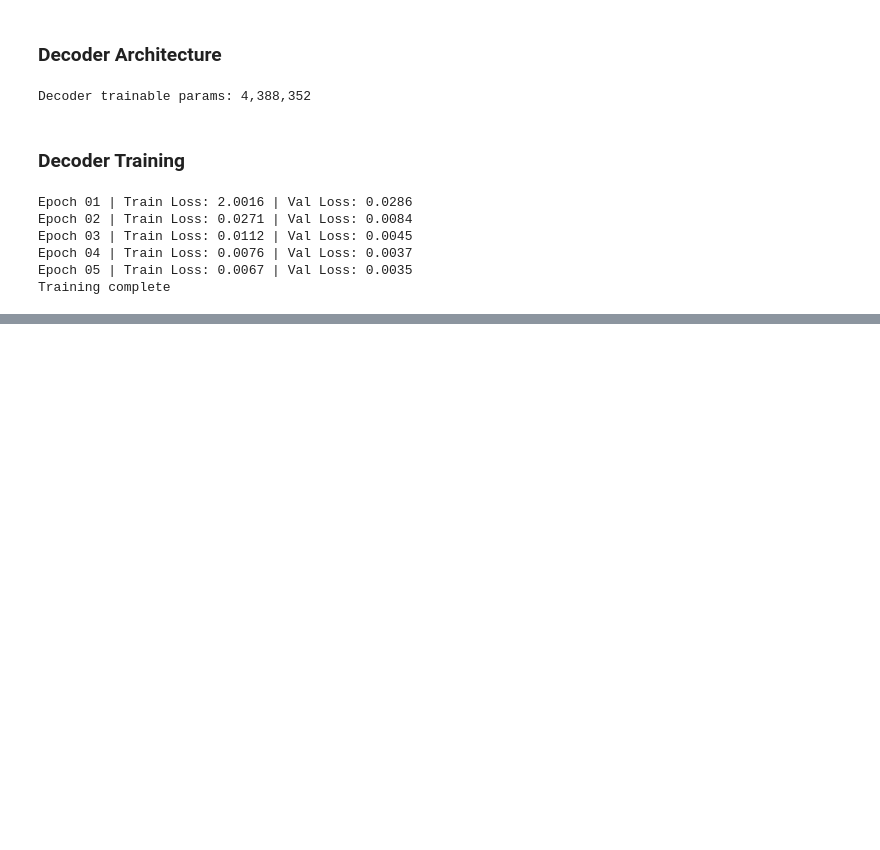
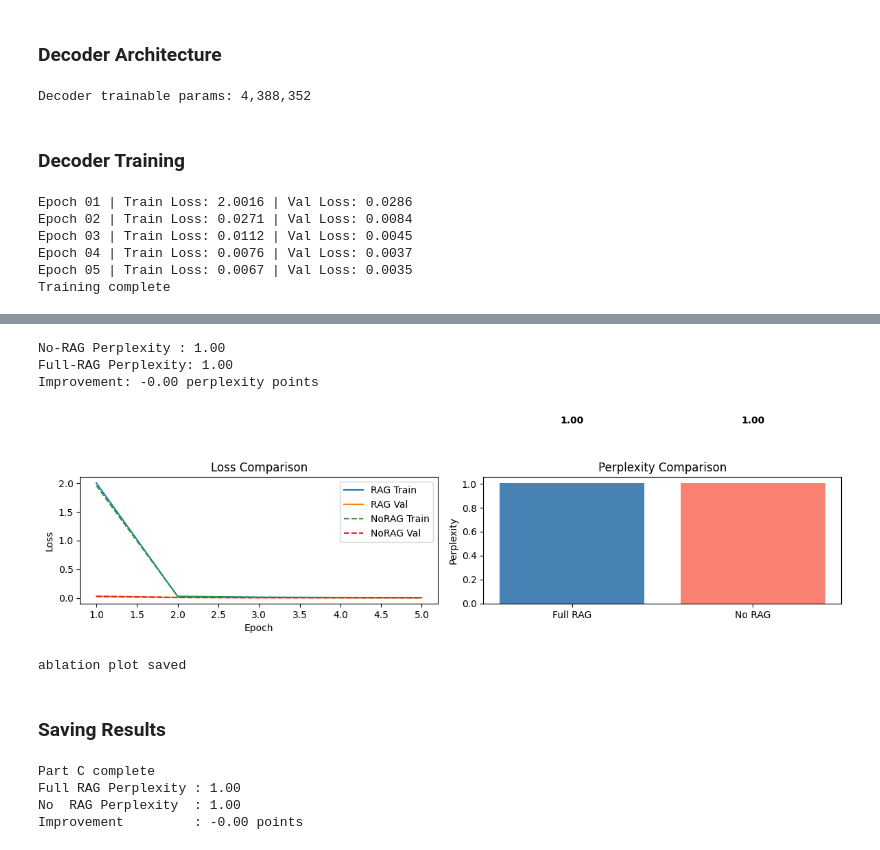
Before and after one commit to abdurrehmaaaaaan/i23-2506-NLP-Assignment3, a Jupyter notebook: i23-2506-Assignment3.ipynb, the cells around one changed output, grey strips where cells are left out. Drawn from its saved outputs; the diff is of its cells as text; code cells hidden in the pictures; blank space fills up the shorter version.

```diff
--- a/i23-2506-Assignment3.ipynb
+++ b/i23-2506-Assignment3.ipynb
@@ -1601,0 +1800,78 @@ Training complete
+# %%
+decoder_norag.load_state_dict(torch.load('models/best_decoder_norag.pt', map_location=device))
+decoder_norag.eval()
+
+norag_total_loss   = 0
+norag_total_tokens = 0
+
+with torch.no_grad():
+    for src, tgt in test_norag_loader:
+        src    = src.to(device)
+        tgt    = tgt.to(device)
+        inp    = torch.cat([src, tgt[:, :-1]], dim=1)
+        labels = tgt[:, 1:].contiguous()
+        logits     = decoder_norag(inp)
+        tgt_logits = logits[:, src.size(1) - 1 : src.size(1) - 1 + labels.size(1), :]
+        loss = norag_criterion(tgt_logits.reshape(-1, DEC_VOCAB_SIZE), labels.reshape(-1))
+        non_pad = (labels != PAD_ID).sum().item()
+        norag_total_loss   += loss.item() * non_pad
+        norag_total_tokens += non_pad
+
+norag_ppl = math.exp(norag_total_loss / norag_total_tokens)
+print(f'No-RAG Perplexity : {norag_ppl:.2f}')
+print(f'Full-RAG Perplexity: {perplexity:.2f}')
+print(f'Improvement: {norag_ppl - perplexity:.2f} perplexity points')
+# %% [output]
+No-RAG Perplexity : 1.00
+Full-RAG Perplexity: 1.00
+Improvement: -0.00 perplexity points
+# %%
+fig, axes = plt.subplots(1, 2, figsize=(12, 4))
+
+axes[0].plot(range(1, DEC_EPOCHS + 1), dec_train_losses,   label='RAG Train')
+axes[0].plot(range(1, DEC_EPOCHS + 1), dec_val_losses,     label='RAG Val')
+axes[0].plot(range(1, DEC_EPOCHS + 1), norag_train_losses, label='NoRAG Train', linestyle='--')
+axes[0].plot(range(1, DEC_EPOCHS + 1), norag_val_losses,   label='NoRAG Val',   linestyle='--')
+axes[0].set_title('Loss Comparison')
+axes[0].set_xlabel('Epoch')
+axes[0].set_ylabel('Loss')
+axes[0].legend()
+
+axes[1].bar(['Full RAG', 'No RAG'], [perplexity, norag_ppl], color=['steelblue', 'salmon'])
+axes[1].set_title('Perplexity Comparison')
+axes[1].set_ylabel('Perplexity')
+for j, v in enumerate([perplexity, norag_ppl]):
+    axes[1].text(j, v + 0.5, f'{v:.2f}', ha='center', fontweight='bold')
+
+plt.tight_layout()
+plt.savefig('results/ablation_study.png', dpi=100)
+plt.show()
+print('ablation plot saved')
+# %% [output]
+[figure, added]
+ablation plot saved
+# %% [markdown]
+### Saving Results
+# %%
+results = {
+    'rag_perplexity':   perplexity,
+    'norag_perplexity': norag_ppl,
+    'improvement':      norag_ppl - perplexity,
+    'dec_train_losses': dec_train_losses,
+    'dec_val_losses':   dec_val_losses,
+    'norag_train_losses': norag_train_losses,
+    'norag_val_losses':   norag_val_losses
+}
+
+with open('results/part_c_results.pkl', 'wb') as f:
+    pickle.dump(results, f)
+
+print('Part C complete')
+print(f'Full RAG Perplexity : {perplexity:.2f}')
+print(f'No  RAG Perplexity  : {norag_ppl:.2f}')
+print(f'Improvement         : {norag_ppl - perplexity:.2f} points')
+# %% [output]
+Part C complete
+Full RAG Perplexity : 1.00
+No  RAG Perplexity  : 1.00
+Improvement         : -0.00 points
```
Also changed, not shown: parts of 9 cells of this notebook.
